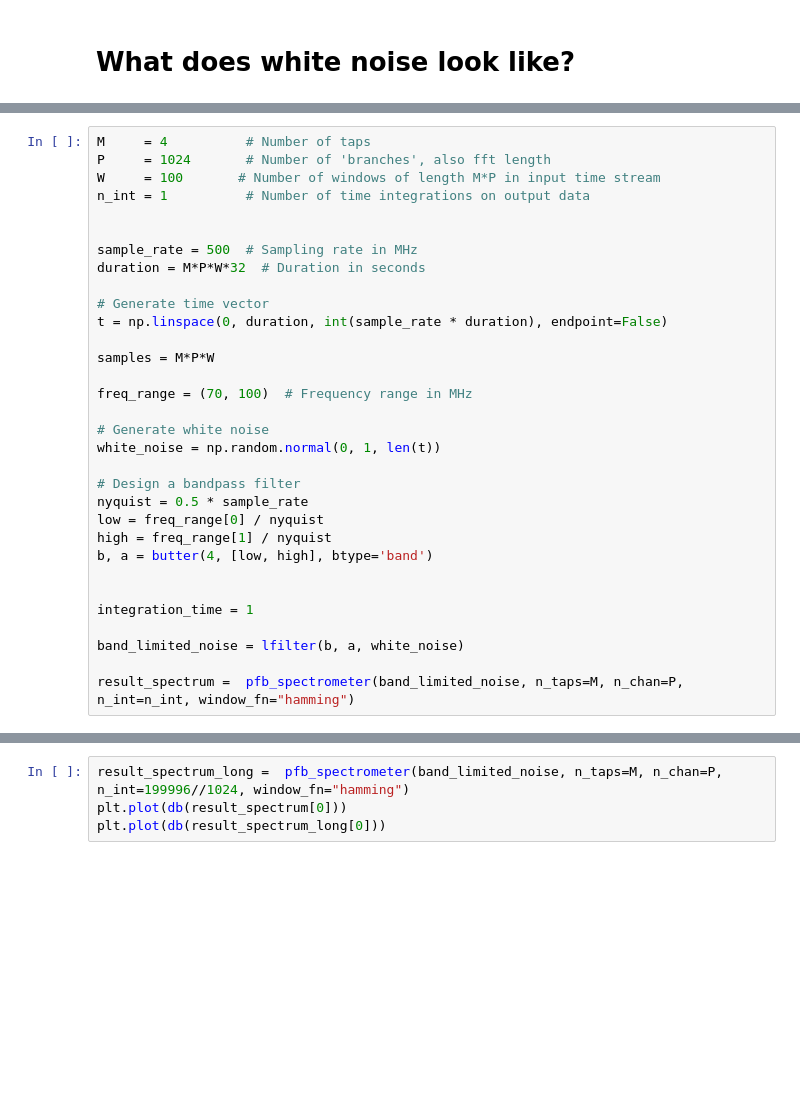
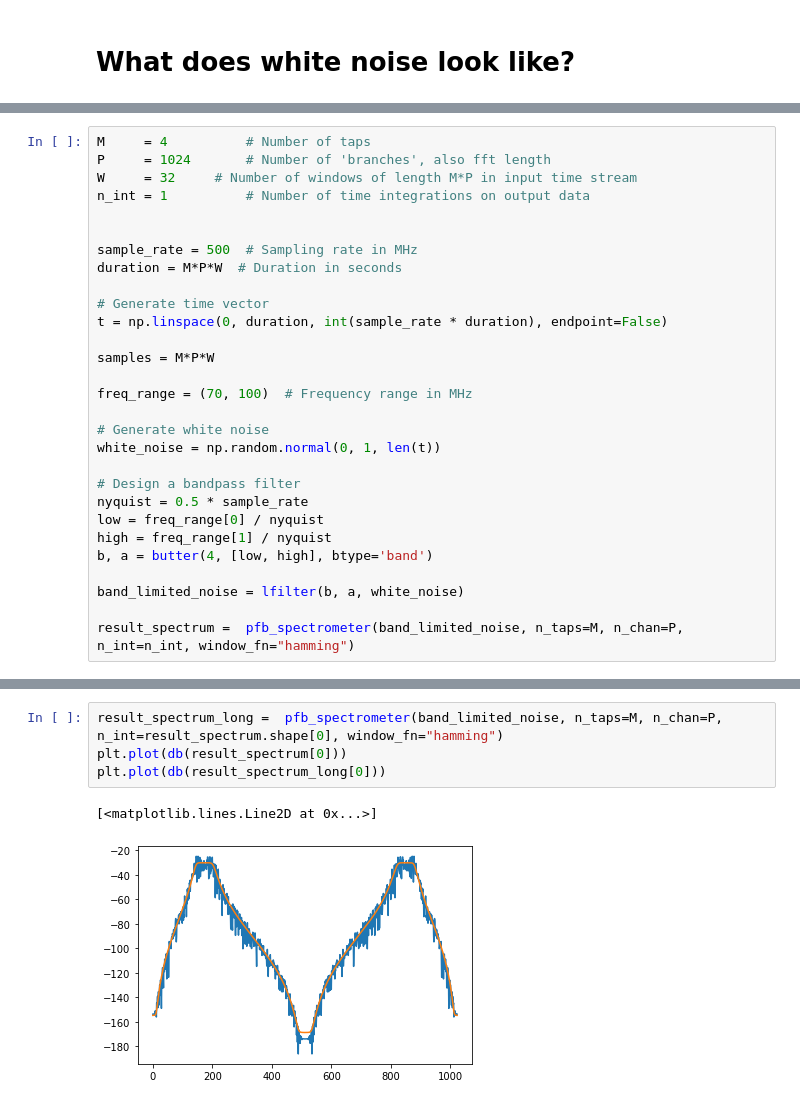
Before and after one commit to lmberkhout/walsh_sims, a Jupyter notebook: psdemo.ipynb, the cells around one changed output, grey strips where cells are left out. Cells and saved outputs as stored; diff of their text form; blank space fills up the shorter version.

```diff
--- a/psdemo.ipynb
+++ b/psdemo.ipynb
@@ -619,12 +680,12 @@ plt.show()
 # %%
 M     = 4          # Number of taps
 P     = 1024       # Number of 'branches', also fft length
-W     = 100       # Number of windows of length M*P in input time stream
+W     = 32     # Number of windows of length M*P in input time stream
 n_int = 1          # Number of time integrations on output data
 
 
 sample_rate = 500  # Sampling rate in MHz
-duration = M*P*W*32  # Duration in seconds
+duration = M*P*W  # Duration in seconds
 
 # Generate time vector
 t = np.linspace(0, duration, int(sample_rate * duration), endpoint=False)
@@ -642,9 +703,6 @@ low = freq_range[0] / nyquist
 high = freq_range[1] / nyquist
 b, a = butter(4, [low, high], btype='band')
 
-
-integration_time = 1
-
 band_limited_noise = lfilter(b, a, white_noise)
 
 result_spectrum =  pfb_spectrometer(band_limited_noise, n_taps=M, n_chan=P, n_int=n_int, window_fn="hamming")
@@ -664,7 +732,10 @@ plt.show()
 # %%
-result_spectrum_long =  pfb_spectrometer(band_limited_noise, n_taps=M, n_chan=P, n_int=199996//1024, window_fn="hamming")
+result_spectrum_long =  pfb_spectrometer(band_limited_noise, n_taps=M, n_chan=P, n_int=result_spectrum.shape[0], window_fn="hamming")
 plt.plot(db(result_spectrum[0]))
 plt.plot(db(result_spectrum_long[0]))
+# %% [output]
+[<matplotlib.lines.Line2D at 0x...>]
+[figure, added]
 # %%
 plt.imshow(db(result_spectrum_long), cmap='viridis', aspect='auto')
 plt.colorbar()
```
Also changed, not shown: parts of 38 cells of this notebook.
